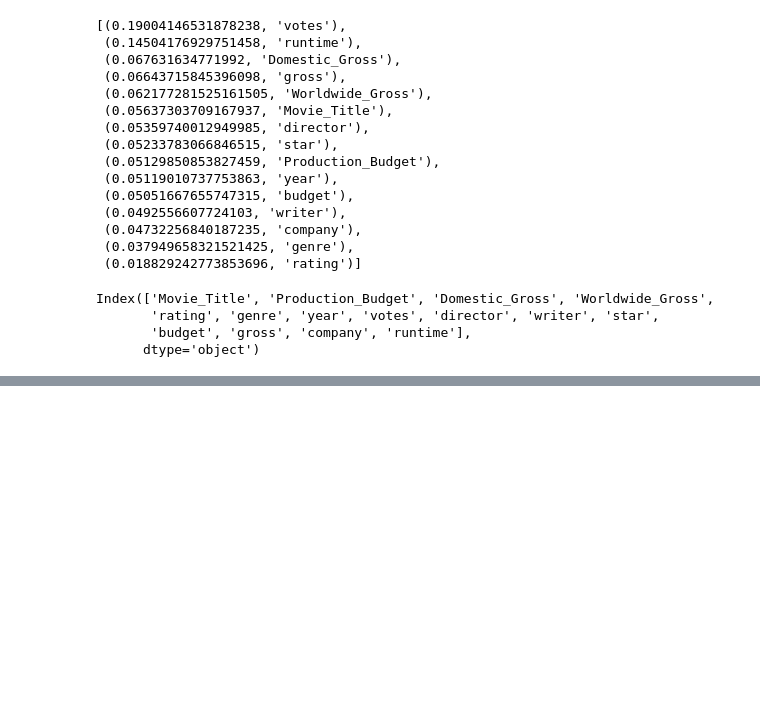
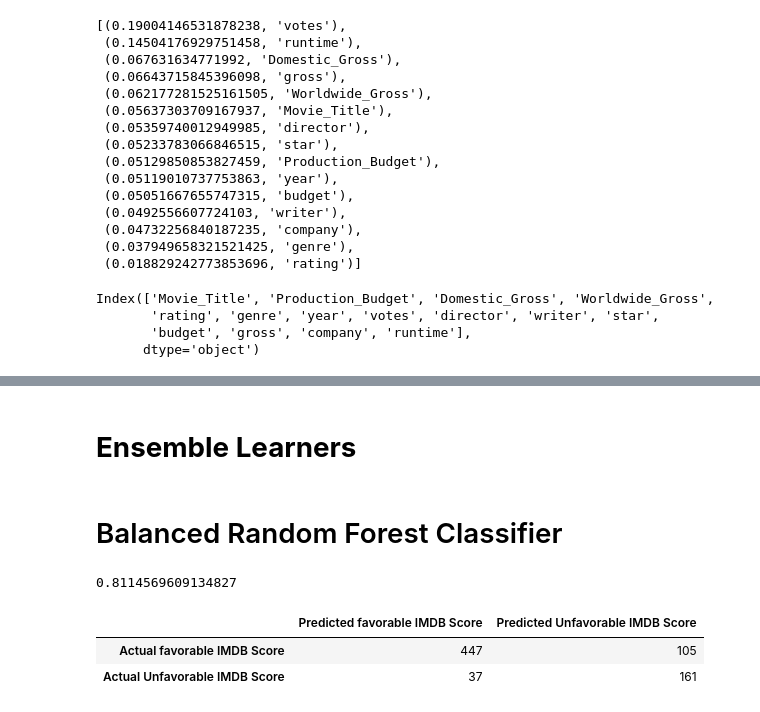
Before and after one commit to Kevin-Cutler/Final-Project, a Jupyter notebook: Class_Project.ipynb, the cells around one changed output, grey strips where cells are left out. Saved outputs shown, nothing was run; the diff lists cells and outputs as text; code cells hidden in the pictures; blank space fills up the shorter version.

```diff
--- a/Class_Project.ipynb
+++ b/Class_Project.ipynb
@@ -477,6 +495,6 @@ Name: score, dtype: int64
 # %%
 # Splitting into Train and Test sets.
-X_train, X_test, y_train, y_test = train_test_split(X, y, random_state=78, train_size=0.80)
+X_train, X_test, y_train, y_test = train_test_split(X, y, random_state=78)
 # %% [markdown]
 **Fit the Decision Tree Model**
 # %%
@@ -624 +651,26 @@ viz.show()
 <matplotlib.axes._subplots.AxesSubplot at 0x...>
+# %% [markdown]
+# **Ensemble Learners**
+# %% [markdown]
+# Balanced Random Forest Classifier
+# %%
+# Resample the training data with the BalancedRandomForestClassifier
+from imblearn.ensemble import BalancedRandomForestClassifier
+BlRFC = BalancedRandomForestClassifier(n_estimators=100, random_state=1)
+BlRFC.fit(X_train, y_train)
+y_pred = BlRFC.predict(X_test)
+# %%
+# Calculated the balanced accuracy score
+from sklearn.metrics import balanced_accuracy_score
+balanced_accuracy_score(y_test, y_pred)
+# %% [output]
+0.8114569609134827
+# %%
+# Display the confusion matrix
+cm = confusion_matrix(y_test, y_pred)
+cm_df = pd.DataFrame(cm, index = ['Actual favorable IMDB Score', 'Actual Unfavorable IMDB Score'], columns=['Predicted favorable IMDB Score', 'Predicted Unfavorable IMDB Score'])
+cm_df
+# %% [output]
+|  | Predicted favorable IMDB Score | Predicted Unfavorable IMDB Score |
+| Actual favorable IMDB Score | 447 | 105 |
+| Actual Unfavorable IMDB Score | 37 | 161 |
```
Also changed, not shown: parts of 13 cells of this notebook.
